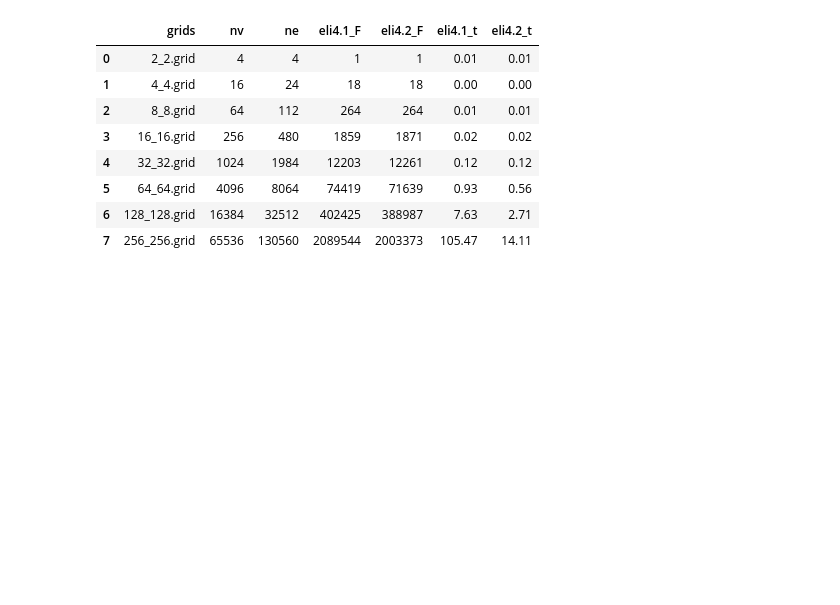
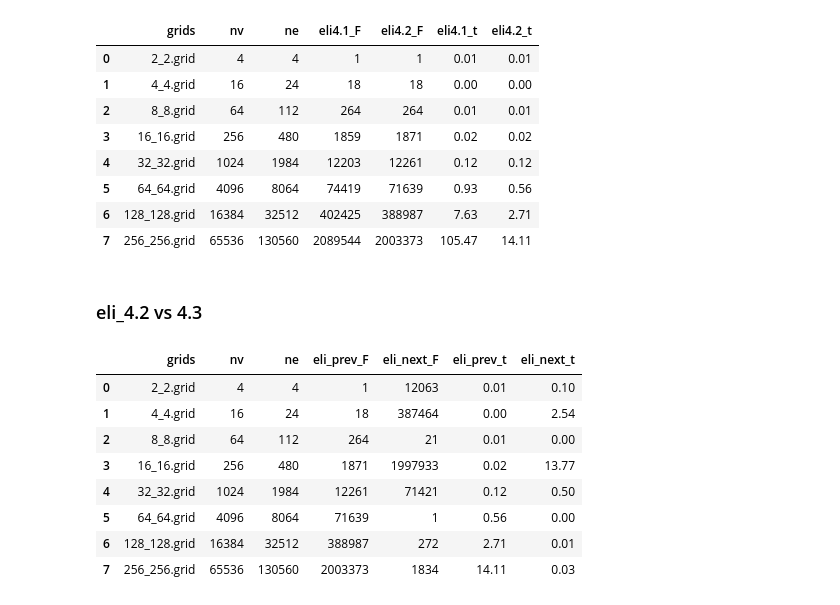
Before and after one commit to berylgithub/eli, a Jupyter notebook: main.ipynb, the cells around one changed output. Drawn from its saved outputs; the diff is of its cells as text; code cells hidden in the pictures; blank space fills up the shorter version.

```diff
--- a/main.ipynb
+++ b/main.ipynb
@@ -1259,6 +1259,43 @@ df.style.format({
 | 5 | 64_64.grid | 4096 | 8064 | 74419 | 71639 | 0.93 | 0.56 |
 | 6 | 128_128.grid | 16384 | 32512 | 402425 | 388987 | 7.63 | 2.71 |
 | 7 | 256_256.grid | 65536 | 130560 | 2089544 | 2003373 | 105.47 | 14.11 |
+# %% [markdown]
+### eli_4.2 vs 4.3
+# %%
+filepath0 = "matrices/grid/grid_p=q_algo4.2_18052021_k8.p"
+with open(filepath0, 'rb') as fp:
+    data0 = pickle.load(fp)
+
+filepath1 = "matrices/grid/grid_p=q_algo4.3_25062021_k8.p"
+with open(filepath1, 'rb') as fp:
+    data1 = pickle.load(fp)
+
+del data0["max_K_eli"]; del data0["max_C_eli"]; del data0["max_K_metis"]; del data0["max_C_metis"];
+del data1["max_K_eli"]; del data1["max_C_eli"]; del data1["max_K_metis"]; del data1["max_C_metis"];
+df = pd.DataFrame.from_dict(data0)
+df["eli_next_t"] = data1['eli_times']; df["eli_next_F"] = data1['eli_fills'];
+#df["eli4-eli3 (F)"] = [(data1['eli_fills'][i] - data0['eli_fills'][i]) for i in range(len(data1['eli_fills']))]
+df.rename({'eli_fills':'eli_prev_F', 'eli_ratio':'eli_R',
+          'eli_times':'eli_prev_t'}, axis=1, inplace=True)
+df = df.sort_values("nv")
+df = df.reset_index()
+#del df['index']
+df = df[["grids", "nv", "ne", "eli_prev_F", "eli_next_F", "eli_prev_t", "eli_next_t"]] #reorder columns
+
+df.style.format({
+    'eli_prev_t': '{:,.2f}'.format,
+    'eli_next_t': '{:,.2f}'.format
+})
+# %% [output]
+|  | grids | nv | ne | eli_prev_F | eli_next_F | eli_prev_t | eli_next_t |
+| 0 | 2_2.grid | 4 | 4 | 1 | 12063 | 0.01 | 0.10 |
+| 1 | 4_4.grid | 16 | 24 | 18 | 387464 | 0.00 | 2.54 |
+| 2 | 8_8.grid | 64 | 112 | 264 | 21 | 0.01 | 0.00 |
+| 3 | 16_16.grid | 256 | 480 | 1871 | 1997933 | 0.02 | 13.77 |
+| 4 | 32_32.grid | 1024 | 1984 | 12261 | 71421 | 0.12 | 0.50 |
+| 5 | 64_64.grid | 4096 | 8064 | 71639 | 1 | 0.56 | 0.00 |
+| 6 | 128_128.grid | 16384 | 32512 | 388987 | 272 | 2.71 | 0.01 |
+| 7 | 256_256.grid | 65536 | 130560 | 2003373 | 1834 | 14.11 | 0.03 |
 # %%
 '''print as ascii table'''
 ps = [5,25,2,5]
```
Also changed, not shown: 3 other files.
